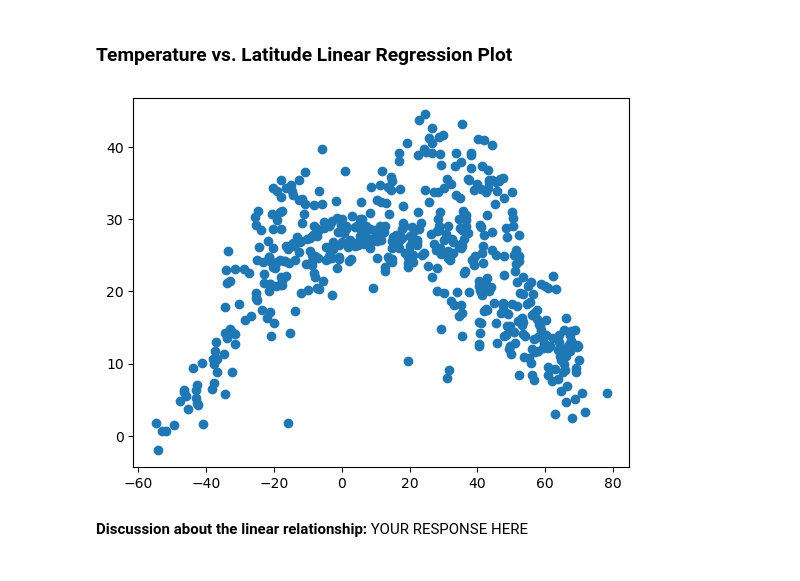
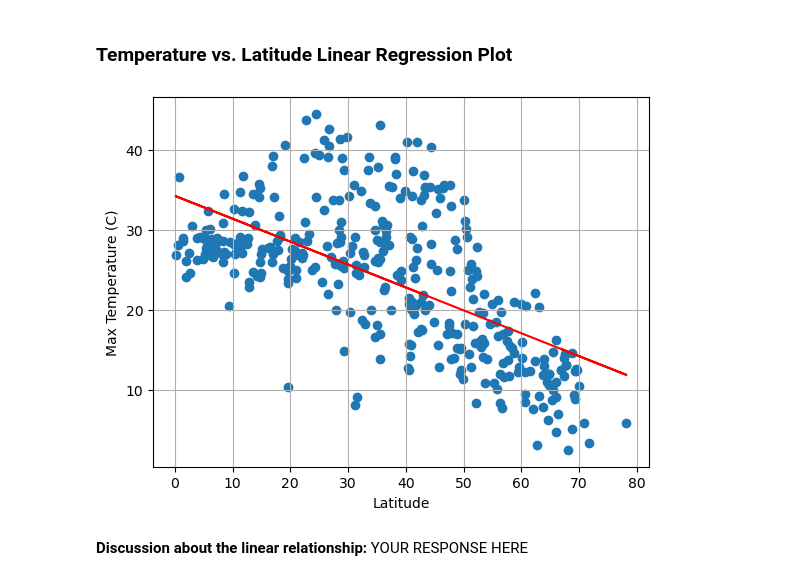
Before and after one commit to alyssahondrade/python-api-challenge, a Jupyter notebook: WeatherPy.ipynb, the cells around one changed output. Cells and saved outputs as stored; diff of their text form; code cells hidden in the pictures.

```diff
--- a/WeatherPy.ipynb
+++ b/WeatherPy.ipynb
@@ -268,7 +271,7 @@ plt.show()
 ## Requirement 2: Compute Linear Regression for Each Relationship
 # %%
 # Define a function to create Linear Regression plots
-def linreg_plot(x_values, y_values):
+def linreg_plot(ax_object, x_values, y_values):
     # Calculate linear regression for x- and y-values
     (slope, intercept, rvalue, pvalue, stderr) = linregress(x_values, y_values)
 
@@ -276,8 +279,9 @@ def linreg_plot(x_values, y_values):
     regression_values = x_values * slope + intercept
 
     # Plot linear regression
-    plt.plot(x_values, regression_values, color="red")
+    ax_object.plot(x_values, regression_values, color="red")
     plt.show()
+    # linreg_plot(ax_lat_temp, northern_hemi_df['Max Temp'], northern_hemi_df['Lat'])
 # %%
 # Create a DataFrame with the Northern Hemisphere data (Latitude >= 0)
 northern_hemi_df = city_data_df.loc[city_data_df['Lat'] >= 0]
@@ -308,12 +312,20 @@ southern_hemi_df.head()
 | 14 | afaahiti | -17.7500 | -149.2833 | 20.93 | 65 | 52 | 5.04 | PF | 1692709279 |
 # %% [markdown]
 ###  Temperature vs. Latitude Linear Regression Plot
-# %%
-# Linear regression on Northern Hemisphere
-fig
-# linreg_plot(northern_hemi_df['Max Temp'], northern_hemi_df['Lat'])
-# %% [output]
-[figure, removed]
+# %%
+# Linear regression on Northern Hemisphere
+x_values = northern_hemi_df['Lat']
+y_values = northern_hemi_df['Max Temp']
+
+fig_north, ax_north = plt.subplots()
+ax_north.scatter(x_values, y_values)
+plt.xlabel("Latitude")
+plt.ylabel("Max Temperature (C)")
+plt.grid(True)
+
+linreg_plot(ax_north, x_values, y_values)
+# %% [output]
+[figure, added]
 # %%
 # Linear regression on Southern Hemisphere
 # YOUR CODE HERE
```
Also changed, not shown: parts of 3 cells of this notebook, 3 other files.
